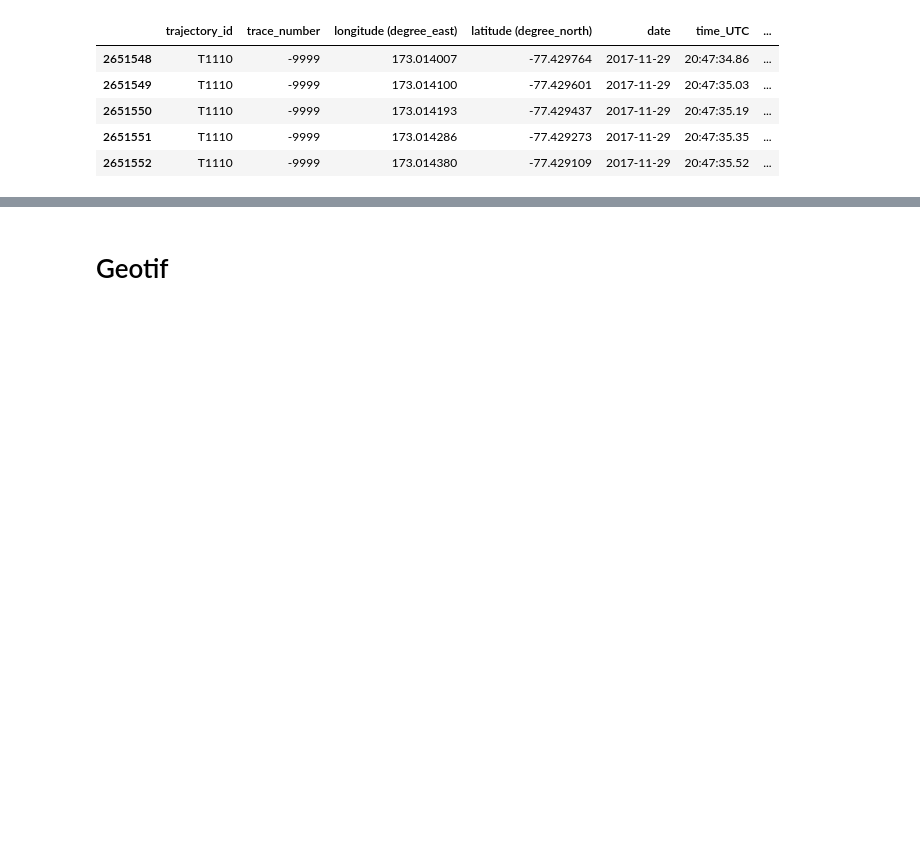
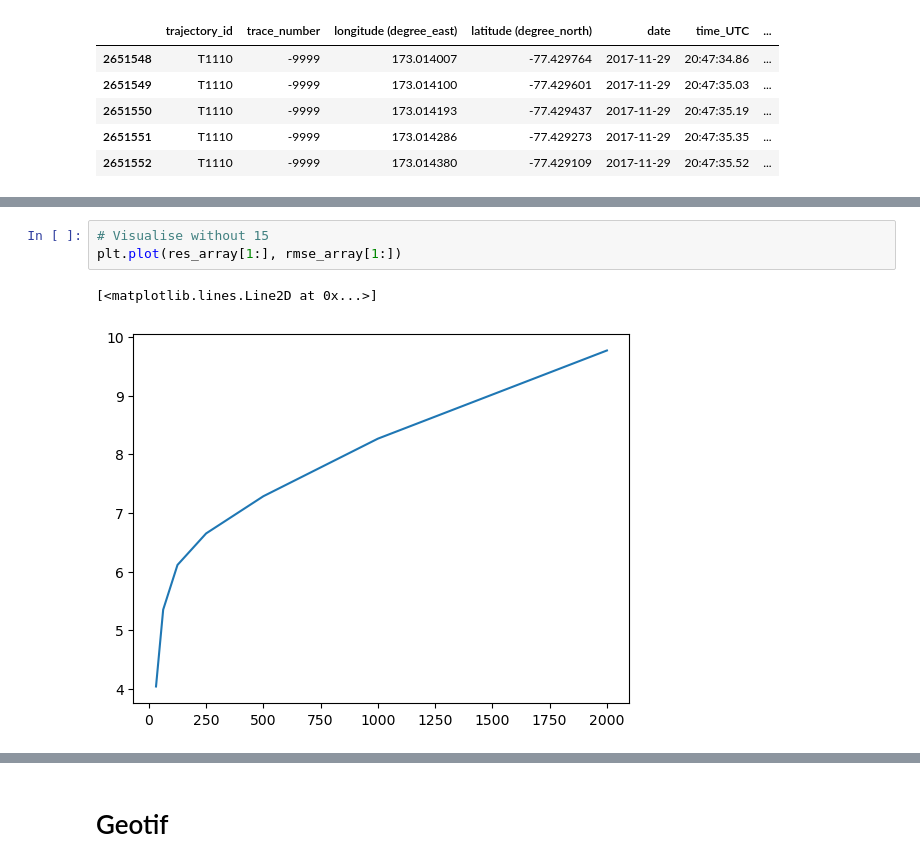
Before and after one commit to kimbente/bedmap, a Jupyter notebook: explore.ipynb, the cells around one changed output, grey strips where cells are left out. Saved outputs shown, nothing was run; the diff lists cells and outputs as text; blank space fills up the shorter version.

```diff
--- a/explore.ipynb
+++ b/explore.ipynb
@@ -68,0 +357,6 @@ pd_data.tail()
+# %%
+# Visualise without 15
+plt.plot(res_array[1:], rmse_array[1:])
+# %% [output]
+[<matplotlib.lines.Line2D at 0x...>]
+[figure, added]
```
Also changed, not shown: parts of 39 cells of this notebook, 2 other files.
